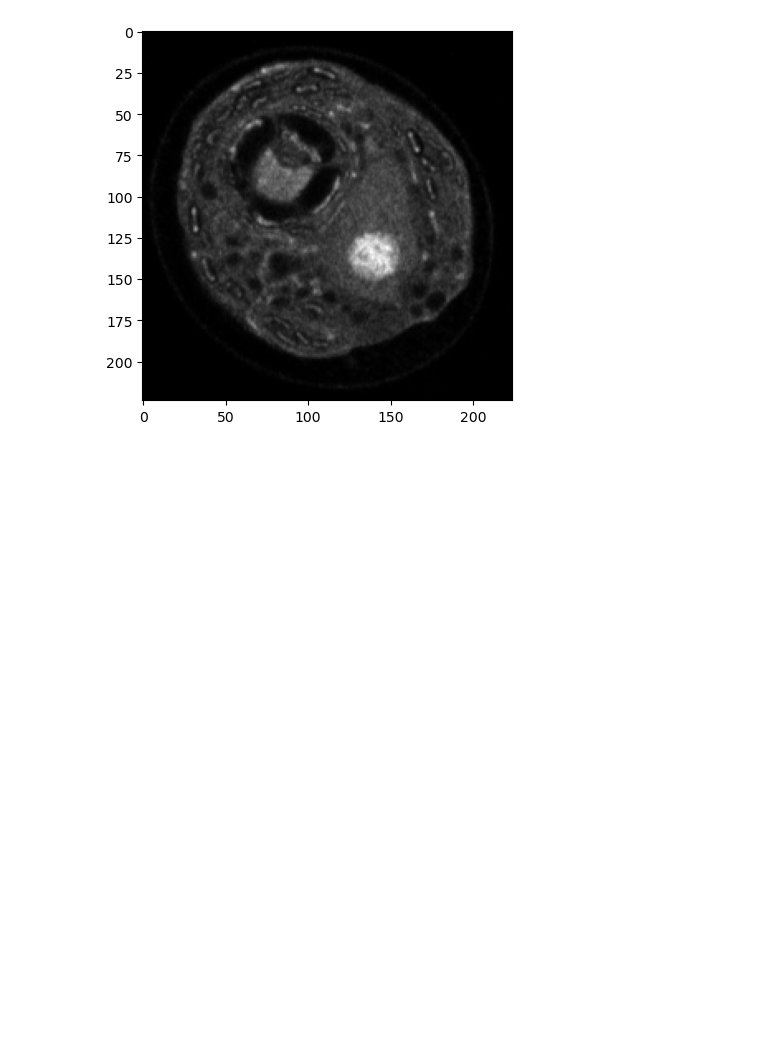
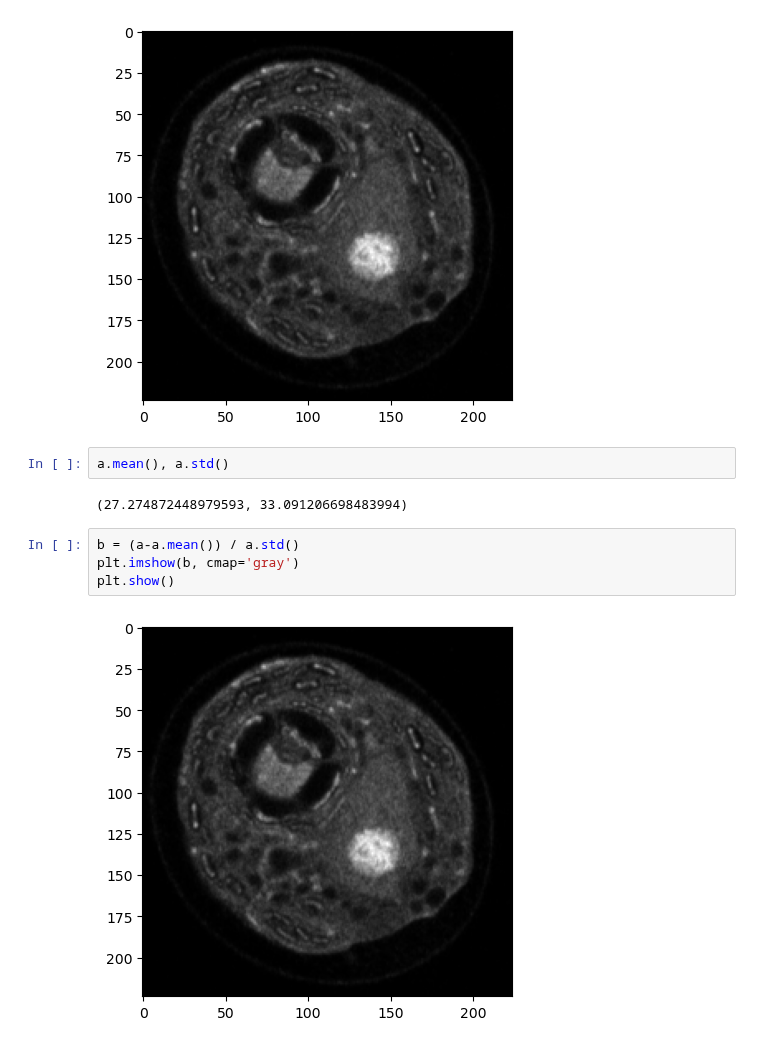
Before and after one commit to JonasHell/mae, a Jupyter notebook: standardizing.ipynb, the cells around one changed output. Saved outputs shown, nothing was run; the diff lists cells and outputs as text; blank space fills up the shorter version.

```diff
--- a/standardizing.ipynb
+++ b/standardizing.ipynb
@@ -27,3 +27,13 @@ plt.imshow(a, cmap='gray', vmin=0, vmax=255)
 plt.show()
 # %% [output]
 [figure]
+# %%
+a.mean(), a.std()
+# %% [output]
+(27.274872448979593, 33.091206698483994)
+# %%
+b = (a-a.mean()) / a.std()
+plt.imshow(b, cmap='gray')
+plt.show()
+# %% [output]
+[figure, added]
```
Also changed, not shown: parts of 3 cells of this notebook, 1 other file.
